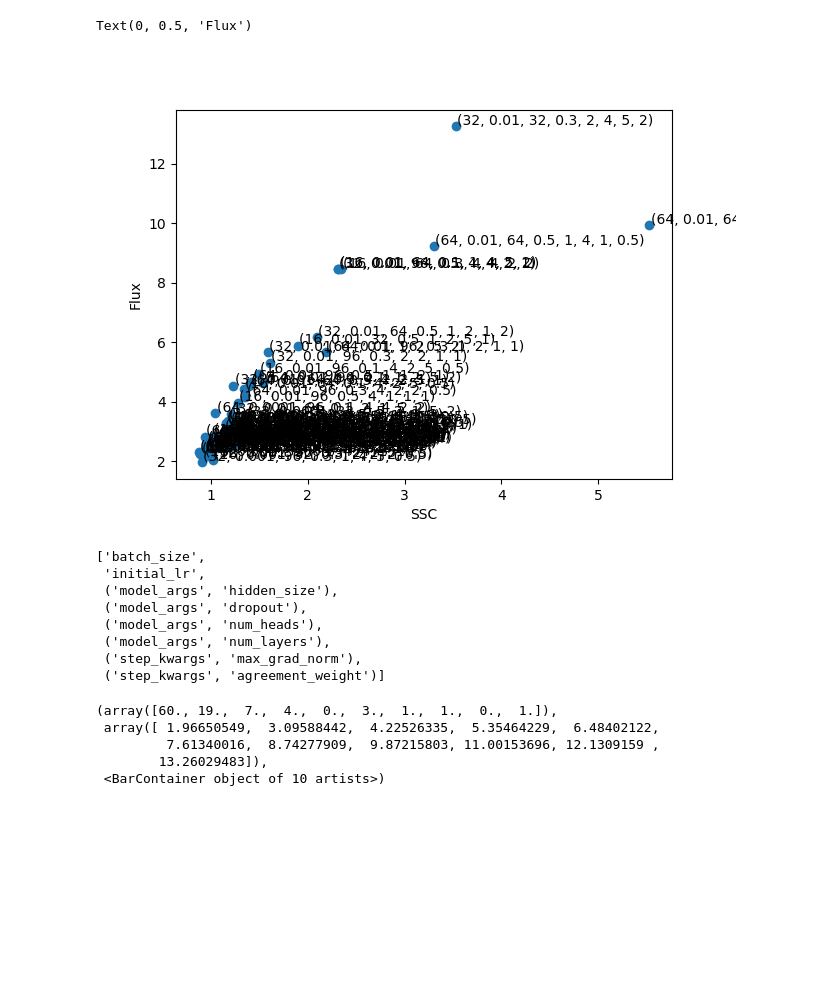
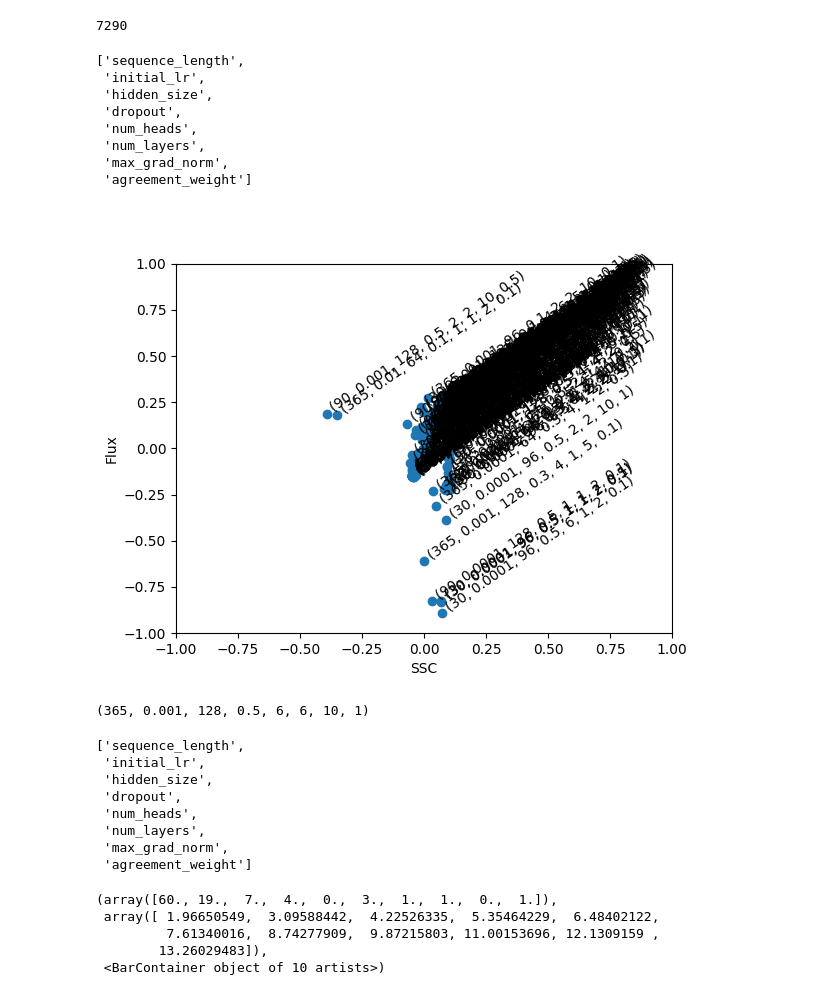
Before and after one commit to Fluvial-UMass/swot-ml, a Jupyter notebook: notebooks/grid_search.ipynb, the cells around one changed output. Saved outputs shown, nothing was run; the diff lists cells and outputs as text; code cells hidden in the pictures; blank space fills up the shorter version.

```diff
--- a/notebooks/grid_search.ipynb
+++ b/notebooks/grid_search.ipynb
@@ -15,7 +15,7 @@ if src not in sys.path:
 from config import read_config, get_grid_update_tuples
 
 
-cfg_path = Path("/work/pi_kandread_umass_edu/tss-ml/runs/hybrid_hyperparam_grid2/base_config.yml")
+cfg_path = Path("/work/pi_kandread_umass_edu/tss-ml/runs/flexible_hybrid_hyperparam_grid/base_config.yml")
 cfg, _ = read_config(cfg_path)
 
 params, update_list = get_grid_update_tuples(cfg)
@@ -23,7 +23,7 @@ params_short = [p[1] if isinstance(p, tuple) else p for p in params]
 # %%
 bulk = {}
 basin = {}
-for index in trange(100):
+for index in trange(250):
     index_dir = cfg_path.parent / f'index_{index}'
 
     bulk_metrics = []
@@ -76,34 +76,57 @@ for idx, name in enumerate(params):
+# %%
+combo = (30, 0.001, 96, 0.3, 2, 2, 10, 0.5)
+update_list.index(combo)
+# %% [output]
+7290
+# %%
+params_short
+# %% [output]
+['sequence_length',
+ 'initial_lr',
+ 'hidden_size',
+ 'dropout',
+ 'num_heads',
+ 'num_layers',
+ 'max_grad_norm',
+ 'agreement_weight']
 # %%
 plt.close('all')
 
-# x = [v.loc['R2','usgs_q'] for v in bulk.values()]
-# y = [v.loc['R2','flux'] for v in bulk.values()]
-x = [v['usgs_q']['RE'].median() for v in basin.values()]
-y = [v['flux']['RE'].median() for v in basin.values()]
+x = [v.loc['R2','ssc'] for v in bulk.values()]
+y = [v.loc['R2','flux'] for v in bulk.values()]
+# x = [v['ssc']['KGE'].median() for v in basin.values()]
+# y = [v['flux']['KGE'].median() for v in basin.values()]
 
 
 plt.scatter(x, y)
 
 # Add labels to each point
 for i, update_tuple in enumerate(updates):
-    plt.annotate(str(update_tuple), (x[i], y[i]), xytext=(1, 1), textcoords='offset points', rotation=0)
+    plt.annotate(str(update_tuple), (x[i], y[i]), xytext=(1, 1), textcoords='offset points', rotation=35)
 
 plt.xlabel('SSC')
 plt.ylabel('Flux')
+plt.ylim([-1,1])
+plt.xlim([-1,1])
+
+plt.show()
 # %% [output]
-Text(0, 0.5, 'Flux')
-[figure, old version]
+[figure, new version]
+# %%
+update_list[6612]
+# %% [output]
+(365, 0.001, 128, 0.5, 6, 6, 10, 1)
 # %%
-params
+params_short
 # %% [output]
-['batch_size',
+['sequence_length',
  'initial_lr',
- ('model_args', 'hidden_size'),
- ('model_args', 'dropout'),
- ('model_args', 'num_heads'),
- ('model_args', 'num_layers'),
- ('step_kwargs', 'max_grad_norm'),
- ('step_kwargs', 'agreement_weight')]
+ 'hidden_size',
+ 'dropout',
+ 'num_heads',
+ 'num_layers',
+ 'max_grad_norm',
+ 'agreement_weight']
 # %%
 
 
```
Also changed, not shown: parts of 2 cells of this notebook, 11 other files.
